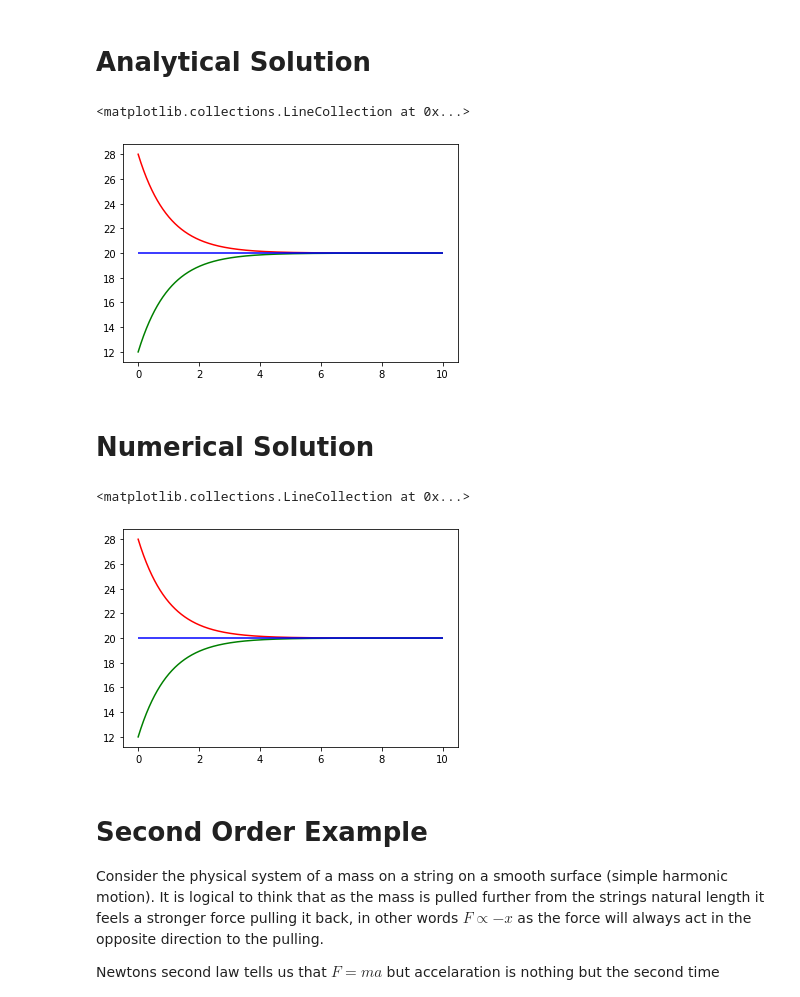
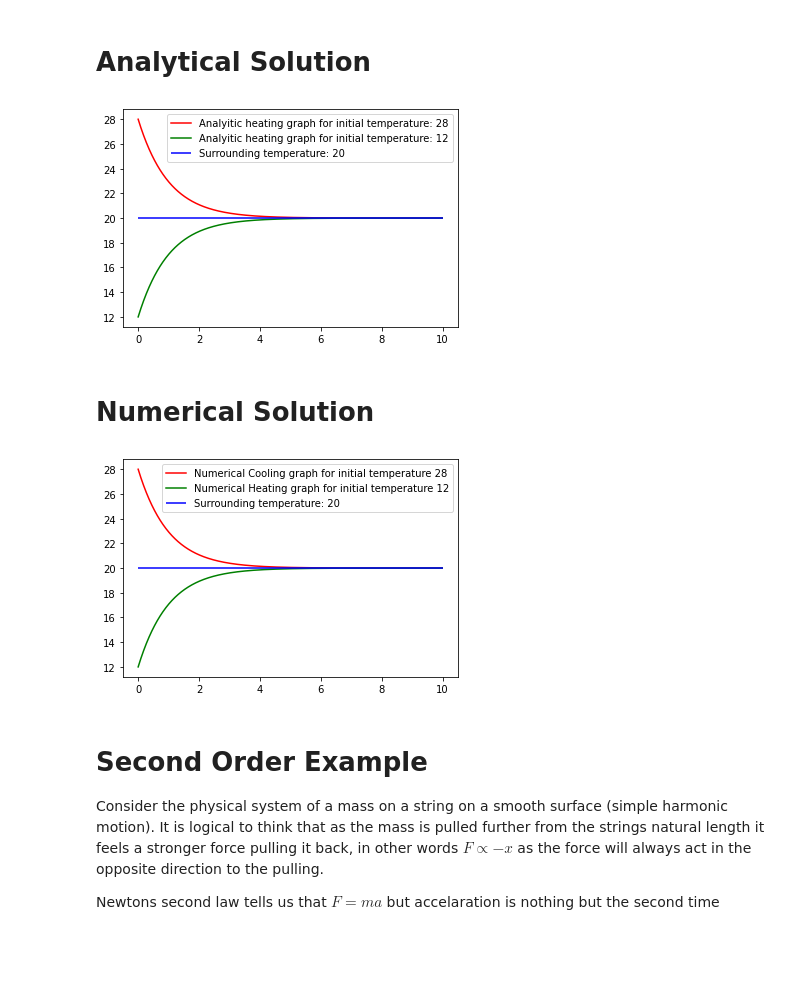
Before and after one commit to BenjaminWills/differential-equation-solver, a Jupyter notebook: eulers_method/euler_example.ipynb, the cells around one changed output. Saved outputs shown, nothing was run; the diff lists cells and outputs as text; code cells hidden in the pictures; blank space fills up the shorter version.

```diff
--- a/eulers_method/euler_example.ipynb
+++ b/eulers_method/euler_example.ipynb
@@ -51,12 +51,13 @@ def case2(time,surrounding_temperature = surrounding_temperature_2,alpha = alpha
 # %%
 space = np.arange(0,endpoint,endpoint/steps)
 # %%
-plt.plot(space,case1(space),color = 'red')
-plt.plot(space,case2(space),color = 'green')
-plt.hlines(y = surrounding_temperature_1,xmin = 0,xmax = endpoint, color = 'blue')
+plt.plot(space,case1(space),color = 'red',label = f"Analyitic heating graph for initial temperature: {initial_temperature_1}")
+plt.plot(space,case2(space),color = 'green',label = f"Analyitic heating graph for initial temperature: {initial_temperature_2}")
+plt.hlines(y = surrounding_temperature_1,xmin = 0,xmax = endpoint, color = 'blue',label=f"Surrounding temperature: {surrounding_temperature_1}")
+plt.legend()
+plt.show()
 # %% [output]
-<matplotlib.collections.LineCollection at 0x...>
-[figure, old version]
+[figure, new version]
 # %% [markdown]
 # Numerical Solution
 # %%
@@ -79,12 +80,13 @@ x_2,y_2 = euler_method(
     steps
 )
 # %%
-plt.plot(x_1,y_1,color = 'red',label = "")
-plt.plot(x_2,y_2,color = 'green',label = "")
-plt.hlines(y = surrounding_temperature_1,xmin = 0,xmax = endpoint, color = 'blue')
+plt.plot(x_1,y_1,color = 'red',label = f"Numerical Cooling graph for initial temperature {initial_temperature_1}")
+plt.plot(x_2,y_2,color = 'green',label = f"Numerical Heating graph for initial temperature {initial_temperature_2}")
+plt.hlines(y = surrounding_temperature_1,xmin = 0,xmax = endpoint, color = 'blue', label=f"Surrounding temperature: {surrounding_temperature_1}")
+plt.legend()
+plt.show()
 # %% [output]
-<matplotlib.collections.LineCollection at 0x...>
-[figure, old version]
+[figure, new version]
 # %% [markdown]
 # Second Order Example
 
```
Also changed, not shown: parts of 1 cell of this notebook.
